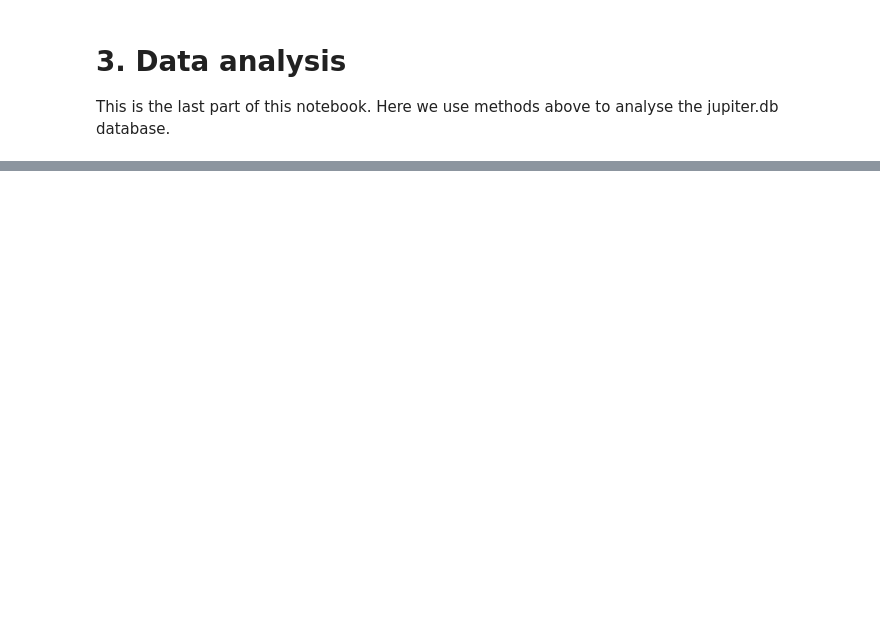
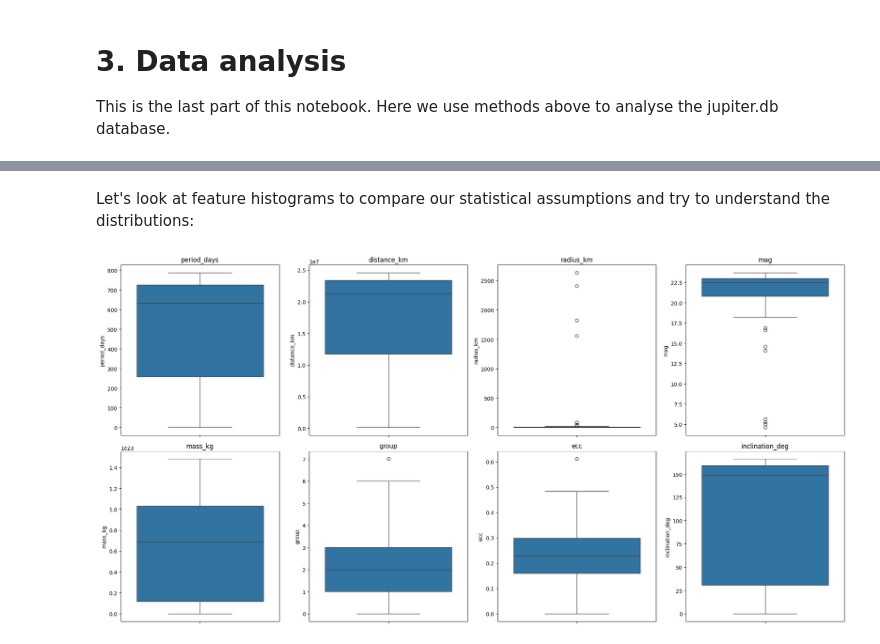
Before and after one commit to lt22412/jupiters_moons_project, a Jupyter notebook: jupiter_analysis.ipynb, the cells around one changed output, grey strips where cells are left out. Saved outputs shown, nothing was run; the diff lists cells and outputs as text; code cells hidden in the pictures; blank space fills up the shorter version.

```diff
--- a/jupiter_analysis.ipynb
+++ b/jupiter_analysis.ipynb
@@ -279,0 +424,6 @@ moons 'group_dictionary' attribute after conversion to numbers:
+# %% [markdown]
+Let's look at feature histograms to compare our statistical assumptions and try to understand the distributions:
+# %%
+moons.feature_box_plots()
+# %% [output]
+[figure, added]
```
Also changed, not shown: parts of 44 cells of this notebook, 1 other file.
